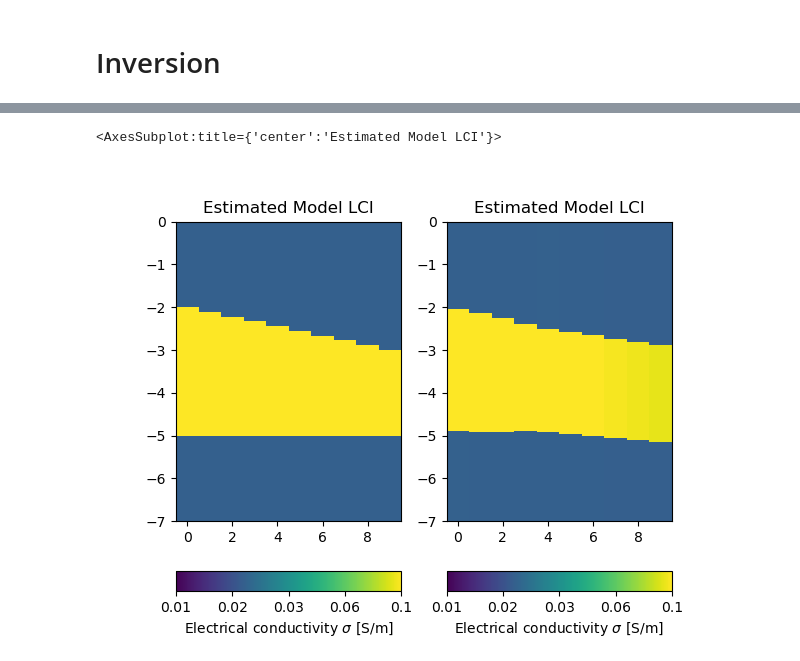
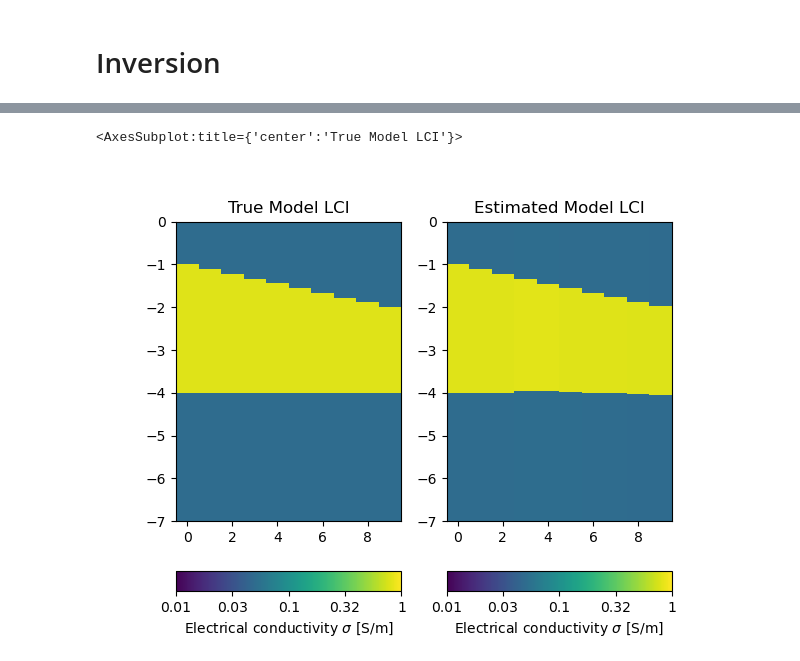
Before and after one commit to mariacarrizo/FDEM_LCI_PWI, a Jupyter notebook: LCI_new.ipynb, the cells around one changed output, grey strips where cells are left out. Saved outputs shown, nothing was run; the diff lists cells and outputs as text; code cells hidden in the pictures.

```diff
--- a/LCI_new.ipynb
+++ b/LCI_new.ipynb
@@ -21,13 +21,13 @@ pos = 10
 nLayers = 3
 
 x =  np.linspace(0,pos,pos, endpoint=False)
-sigm_1 = 20/1000
-sigm_2 = 100/1000
-sigm_3 = 20/1000
-#sigm_4 = 100/1000
-thk_1 = x/9 + 2 #np.sin(np.pi/2*x/3) + 2
-thk_2 = 5 - thk_1 # 1/9*x + 1.5
-#thk_3 = np.ones_like(x)
+sigm_1 = 50/1000
+sigm_2 = 800/1000
+sigm_3 = 50/1000
+sigm_4 = 100/1000
+thk_1 = x/9 + 1 #np.sin(np.pi/2*x/3) + 2
+thk_2 = 4 - thk_1 # 1/9*x + 1.5
+thk_3 = np.ones_like(x)*2
 
 models = np.zeros((pos, nLayers*2-1))
 models[:,0] = thk_1
@@ -44,8 +44,13 @@ nSoundings = pos
 
 data_t = []
 
+# 3 lay case
 for p in range(pos):
     data_t.append(FDEM1D(models[p,2:], models[p,:2]))
+
+# 4 lay case
+#for p in range(pos):
+#    data_t.append(FDEM1D(models[p,3:], models[p,:3]))
 # %%
 inputs ={'label' : 'Electrical conductivity $\sigma$ [S/m]',
          'cMin': 10/1000,
@@ -78,7 +88,13 @@ CW:  <pygimli.math.matrix.MultLeftMatrix object at 0x...>
 # %%
 # Initial model
 m0 = models.copy()
+
+# 3 lay case
 m0[:,:2] = 2
-m0[:,2:] = 50/1000
+m0[:,2:] = 500/1000
+
+# 4 lay case
+#m0[:,:3] = 2
+#m0[:,3:] = 50/1000
 # %%
 # Define inversion
@@ -93,3 +119,3 @@ relativeError = np.ones_like(data_true)*1e-3
 # %%
-models_est = inv.run(data_true, relativeError, startModel=m0.ravel(), verbose=False)
+models_est = inv.run(data_true, relativeError, startModel=m0.ravel(), verbose=True, lam=1)
 # %% [output]
@@ -101,15 +144,15 @@ models_est = inv.run(data_true, relativeError, startModel=m0.ravel(), verbose=Fa
 # %%
 fig, ax = plt.subplots(1,2)
 
 inputs ={'label' : 'Electrical conductivity $\sigma$ [S/m]',
          'cMin': 10/1000,
-         'cMax': 100/1000}
+         'cMax': 1000/1000}
 
 showStitchedModels(ax = ax[1], models=np.array(models_est).reshape(np.shape(models)), zMax=7,
                   title = 'Estimated Model LCI', **inputs)
 
 showStitchedModels(ax = ax[0], models=models, zMax=7,
-                  title = 'Estimated Model LCI', **inputs)
+                  title = 'True Model LCI', **inputs)
 # %% [output]
-<AxesSubplot:title={'center':'Estimated Model LCI'}>
+<AxesSubplot:title={'center':'True Model LCI'}>
-[figure, old version]
+[figure, new version]
```
Also changed, not shown: parts of 9 cells of this notebook, 1 other file.
